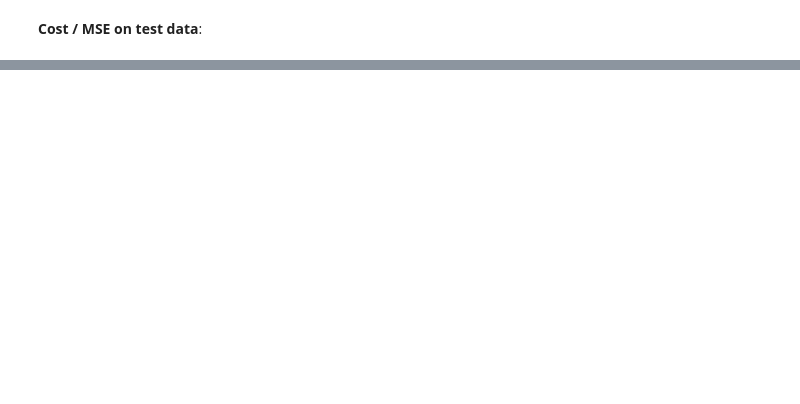
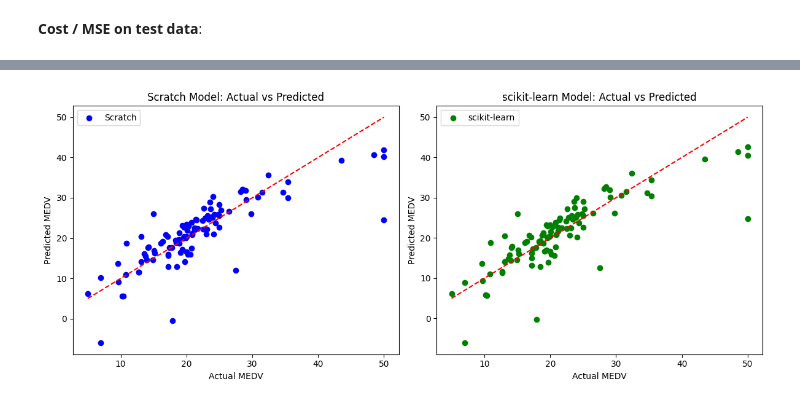
Before and after one commit to Ersatz-xD/ml-supervised, a Jupyter notebook: linear_regression/boston_housing.ipynb, the cells around one changed output, grey strips where cells are left out. Drawn from its saved outputs; the diff is of its cells as text; code cells hidden in the pictures; blank space fills up the shorter version.

Commit message:
lr_model with sk-learn
train model usinf sk-learn and compare both models
- model made from scratch
- model made with sk-learn

```diff
--- a/linear_regression/boston_housing.ipynb
+++ b/linear_regression/boston_housing.ipynb
@@ -367,0 +376,4 @@ plt.show()
+# %%
+lr_model = LinearRegression()
+
+lr_model.fit(X_train_scaled, y_train)
@@ -367,0 +454,23 @@ plt.show()
+# %%
+plt.figure(figsize=(12,5))
+
+plt.subplot(1,2,1)
+plt.scatter(y_test, y_test_pred_scratch, c='blue', label='Scratch')
+plt.plot([y_test.min(), y_test.max()], [y_test.min(), y_test.max()], 'r--')
+plt.xlabel("Actual MEDV")
+plt.ylabel("Predicted MEDV")
+plt.title("Scratch Model: Actual vs Predicted")
+plt.legend()
+
+plt.subplot(1,2,2)
+plt.scatter(y_test, y_test_pred_skl, c='green', label='scikit-learn')
+plt.plot([y_test.min(), y_test.max()], [y_test.min(), y_test.max()], 'r--')
+plt.xlabel("Actual MEDV")
+plt.ylabel("Predicted MEDV")
+plt.title("scikit-learn Model: Actual vs Predicted")
+plt.legend()
+
+plt.tight_layout()
+plt.show()
+# %% [output]
+[figure, added]
```
Also changed, not shown: parts of 27 cells of this notebook.
